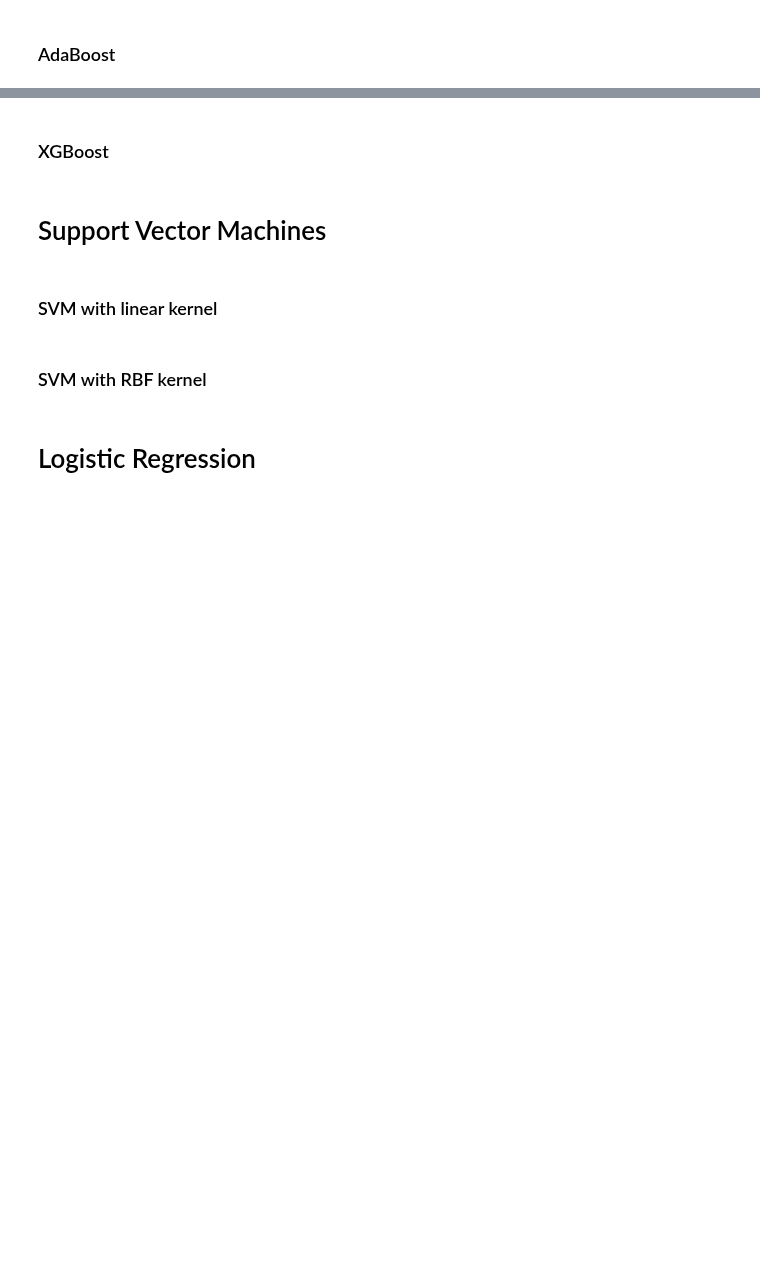
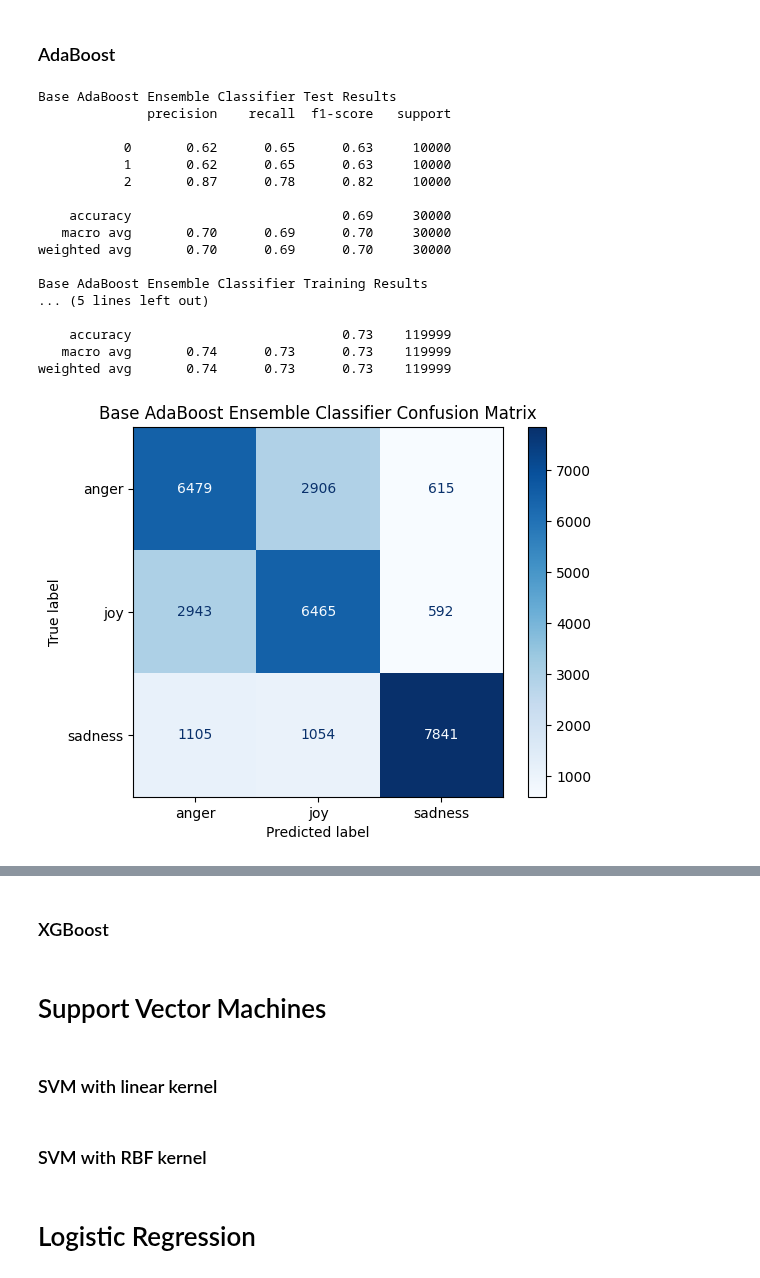
Before and after one commit to danielromerom/spotify-lyrical-analysis, a Jupyter notebook: notebooks/spotify_data_exploration.ipynb, the cells around one changed output, grey strips where cells are left out. Cells and saved outputs as stored; diff of their text form; code cells hidden in the pictures; blank space fills up the shorter version.

```diff
--- a/notebooks/spotify_data_exploration.ipynb
+++ b/notebooks/spotify_data_exploration.ipynb
@@ -719,30 +798,43 @@ y_pred_rf_random = train_test_evaluate(rf_best, visualize = True, model_name = "
 # %%
 # AdaBoost Classifier
 from sklearn.ensemble import AdaBoostClassifier
 
-#Best parameters from Random Search: {'min_samples_split': 2, 'min_samples_leaf': 1, 'max_depth': 10, 'ccp_alpha': 0.0}
-#Best parameters from Stage 2 Random Search: {'splitter': 'best', 'max_features': None, 'criterion': 'gini'}
-#Best parameters from Stage 3 Random Search: {'min_weight_fraction_leaf': 0.01, 'min_impurity_decrease': 0.0, 'max_leaf_nodes': None, 'class_weight': 'balanced'}
+#Best parameters DT (single GridSearch):
+#{'ccp_alpha': 0.0, 'criterion': 'gini', 'max_depth': 10, 'max_features': None, 'min_samples_leaf': 1, 'min_samples_split': 2, 'splitter': 'best'}
 tuned_dt_clf = DecisionTreeClassifier(
-        random_state=42,
-        min_samples_split=2,
-        min_samples_leaf=1,
-        max_depth=10,
-        ccp_alpha=0.0,
-        splitter='best',
-        max_features=None,
-        criterion='gini',
-        min_weight_fraction_leaf=0.01,
-        min_impurity_decrease=0.0,
-        max_leaf_nodes=None,
-        class_weight='balanced'
-    )
+    ccp_alpha=0.0,
+    criterion='gini',
+    max_depth=10,
+    max_features=None,
+    min_samples_leaf=1,
+    min_samples_split=2,
+    splitter='best'
+)
 
 adb = AdaBoostClassifier(
     estimator=tuned_dt_clf,
     n_estimators=10,
     random_state=42
 )
 
 y_pred_adb = train_test_evaluate(adb, visualize = True, model_name = "Base AdaBoost Ensemble Classifier")
+# %% [output]
+Base AdaBoost Ensemble Classifier Test Results
+              precision    recall  f1-score   support
+
+           0       0.62      0.65      0.63     10000
+           1       0.62      0.65      0.63     10000
+           2       0.87      0.78      0.82     10000
+
+    accuracy                           0.69     30000
+   macro avg       0.70      0.69      0.70     30000
+weighted avg       0.70      0.69      0.70     30000
+
+Base AdaBoost Ensemble Classifier Training Results
+... (5 lines left out)
+
+    accuracy                           0.73    119999
+   macro avg       0.74      0.73      0.73    119999
+weighted avg       0.74      0.73      0.73    119999
+[figure, added]
 # %%
```
Also changed, not shown: parts of 10 cells of this notebook, 1 other file.
